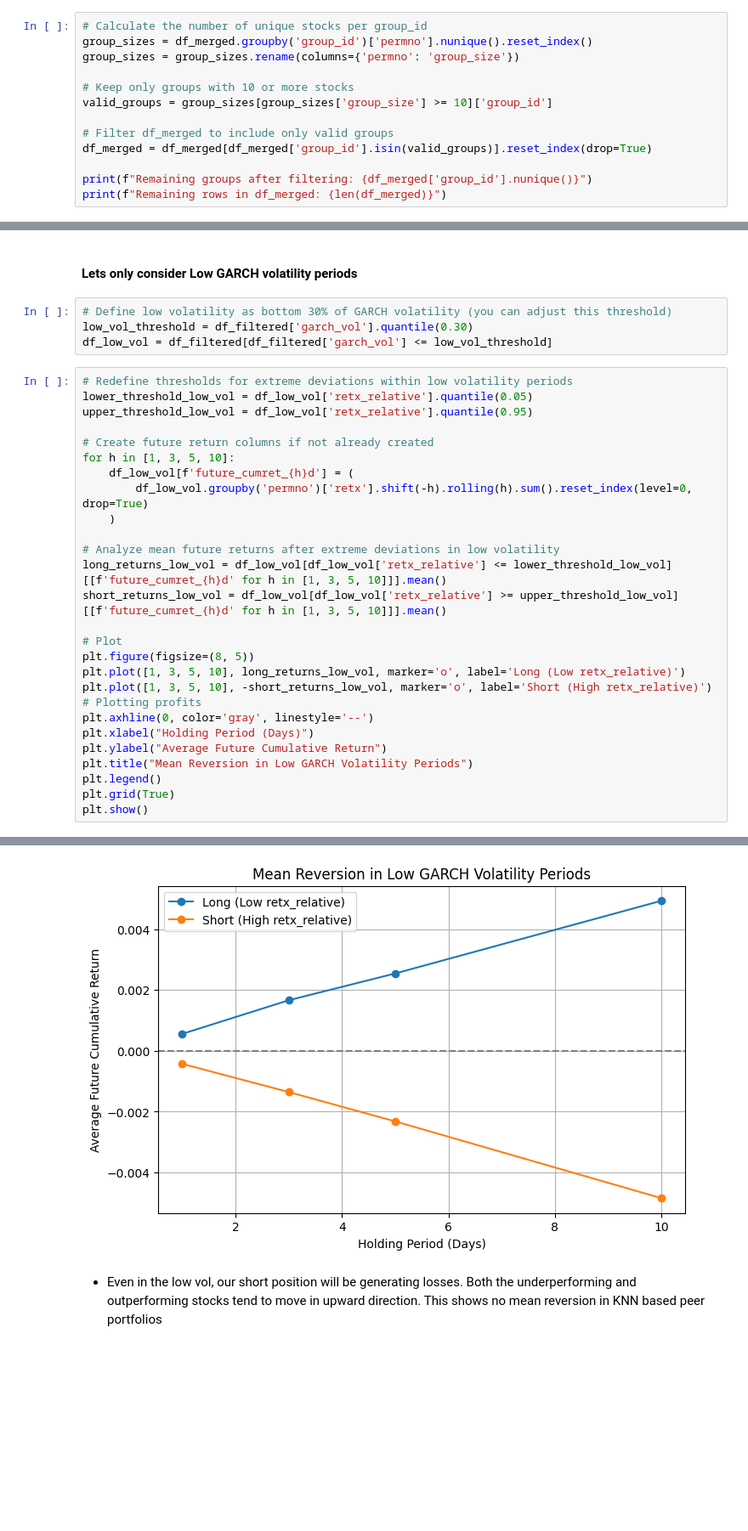
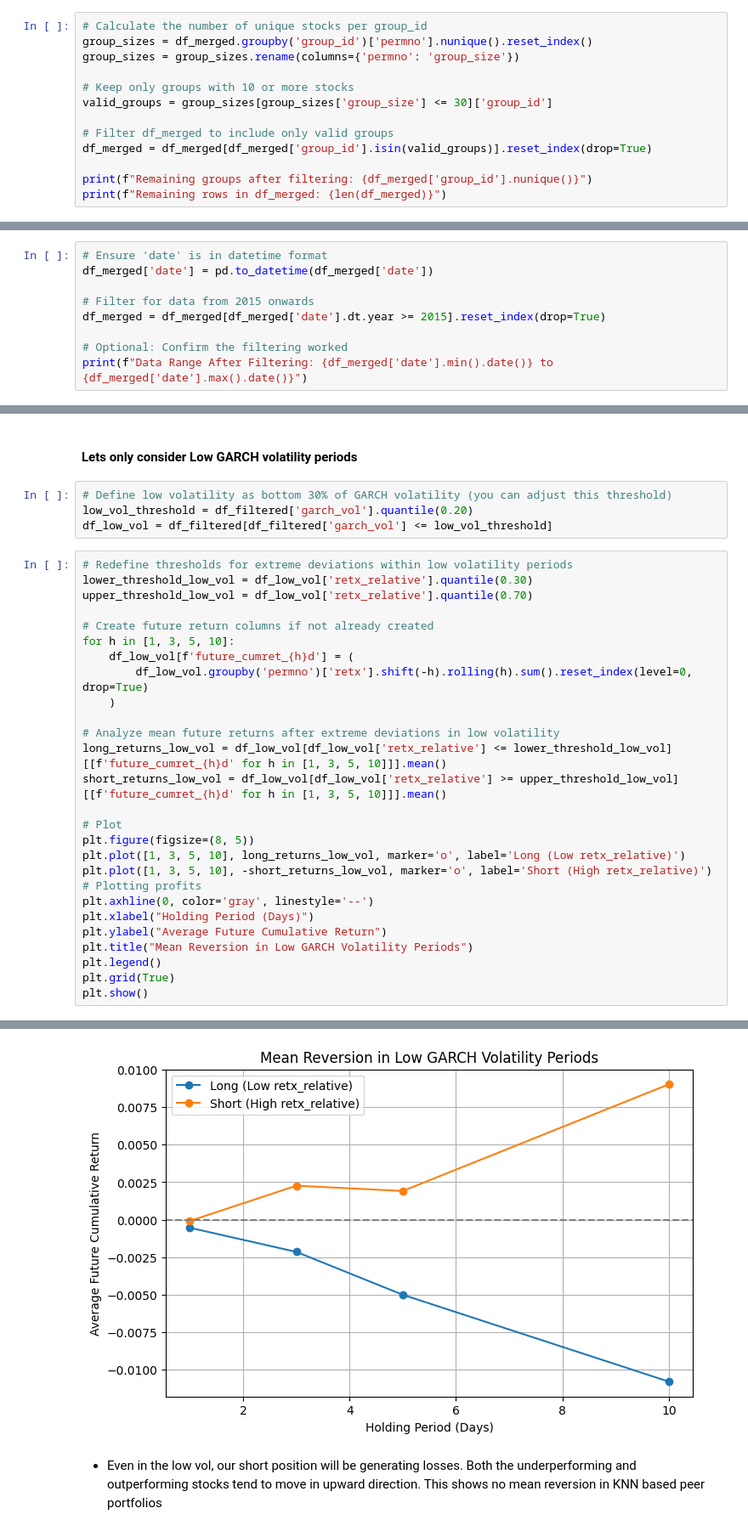
Before and after one commit to komalniraula/ml-quant-eval, a Jupyter notebook: GARCH, OU & data analysis (growth + value).ipynb, the cells around one changed output, grey strips where cells are left out. Shown at 85% size. Saved outputs shown, nothing was run; the diff lists cells and outputs as text; blank space fills up the shorter version.

```diff
--- a/GARCH, OU & data analysis (growth + value).ipynb
+++ b/GARCH, OU & data analysis (growth + value).ipynb
@@ -97,7 +97,7 @@ group_sizes = df_merged.groupby('group_id')['permno'].nunique().reset_index()
 group_sizes = group_sizes.rename(columns={'permno': 'group_size'})
 
 # Keep only groups with 10 or more stocks
-valid_groups = group_sizes[group_sizes['group_size'] >= 10]['group_id']
+valid_groups = group_sizes[group_sizes['group_size'] <= 30]['group_id']
 
 # Filter df_merged to include only valid groups
 df_merged = df_merged[df_merged['group_id'].isin(valid_groups)].reset_index(drop=True)
@@ -116,3 +116,12 @@ df_merged['adv20'] = (df_merged.groupby('permno')['vol']
 
 # adjusted price
 df_merged['adj_prc'] = df_merged['prc'] / df_merged['cfacpr']
+# %%
+# Ensure 'date' is in datetime format
+df_merged['date'] = pd.to_datetime(df_merged['date'])
+
+# Filter for data from 2015 onwards
+df_merged = df_merged[df_merged['date'].dt.year >= 2015].reset_index(drop=True)
+
+# Optional: Confirm the filtering worked
+print(f"Data Range After Filtering: {df_merged['date'].min().date()} to {df_merged['date'].max().date()}")
@@ -1240,41 +1229,41 @@ This suggests that the market dynamics in the analyzed period exhibit **momentum
 #### Lets only consider Low GARCH volatility periods
 # %%
 # Define low volatility as bottom 30% of GARCH volatility (you can adjust this threshold)
-low_vol_threshold = df_filtered['garch_vol'].quantile(0.30)
+low_vol_threshold = df_filtered['garch_vol'].quantile(0.20)
 df_low_vol = df_filtered[df_filtered['garch_vol'] <= low_vol_threshold]
 # %%
 # Redefine thresholds for extreme deviations within low volatility periods
-lower_threshold_low_vol = df_low_vol['retx_relative'].quantile(0.05)
-upper_threshold_low_vol = df_low_vol['retx_relative'].quantile(0.95)
+lower_threshold_low_vol = df_low_vol['retx_relative'].quantile(0.30)
+upper_threshold_low_vol = df_low_vol['retx_relative'].quantile(0.70)
 
 # Create future return columns if not already created
 for h in [1, 3, 5, 10]:
     df_low_vol[f'future_cumret_{h}d'] = (
         df_low_vol.groupby('permno')['retx'].shift(-h).rolling(h).sum().reset_index(level=0, drop=True)
     )
 
 # Analyze mean future returns after extreme deviations in low volatility
 long_returns_low_vol = df_low_vol[df_low_vol['retx_relative'] <= lower_threshold_low_vol][[f'future_cumret_{h}d' for h in [1, 3, 5, 10]]].mean()
 short_returns_low_vol = df_low_vol[df_low_vol['retx_relative'] >= upper_threshold_low_vol][[f'future_cumret_{h}d' for h in [1, 3, 5, 10]]].mean()
 
 # Plot
 plt.figure(figsize=(8, 5))
 plt.plot([1, 3, 5, 10], long_returns_low_vol, marker='o', label='Long (Low retx_relative)')
 plt.plot([1, 3, 5, 10], -short_returns_low_vol, marker='o', label='Short (High retx_relative)')  # Plotting profits
 plt.axhline(0, color='gray', linestyle='--')
 plt.xlabel("Holding Period (Days)")
 plt.ylabel("Average Future Cumulative Return")
 plt.title("Mean Reversion in Low GARCH Volatility Periods")
 plt.legend()
 plt.grid(True)
 plt.show()
 # %% [output]
 A value is trying to be set on a copy of a slice from a DataFrame.
 Try using .loc[row_indexer,col_indexer] = value instead
 
 See the caveats in the documentation: https://pandas.pydata.org/pandas-docs/stable/user_guide/indexing.html#returning-a-view-versus-a-copy
   df_low_vol[f'future_cumret_{h}d'] = (
-[figure, old version]
+[figure, new version]
 # %% [markdown]
 - Even in the low vol, our short position will be generating losses. Both the underperforming and outperforming stocks tend to move in upward direction. This shows no mean reversion in KNN based peer portfolios
 # %% [markdown]
```
Also changed, not shown: parts of 42 cells of this notebook, 3 other files.
